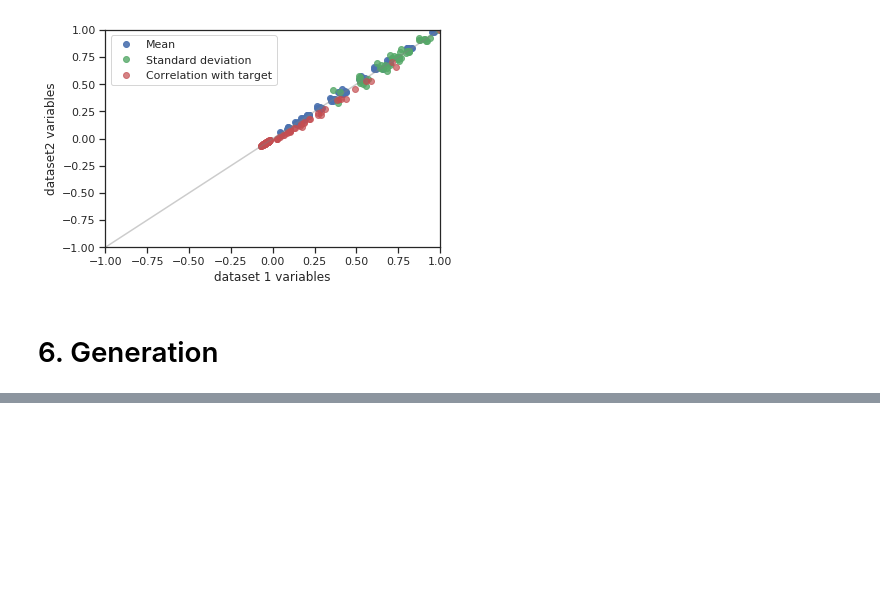
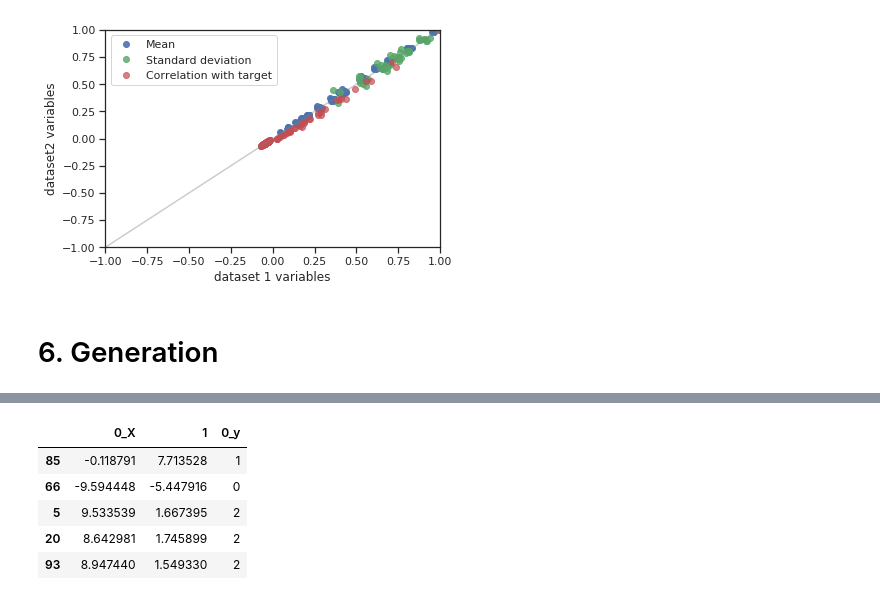
Before and after one commit to Didayolo/autopandas, a Jupyter notebook: AutoPandas_workspace.ipynb, the cells around one changed output, grey strips where cells are left out. Cells and saved outputs as stored; diff of their text form; code cells hidden in the pictures; blank space fills up the shorter version.

```diff
--- a/AutoPandas_workspace.ipynb
+++ b/AutoPandas_workspace.ipynb
@@ -279,0 +311,10 @@ gen.sample(n=5)
+# %%
+gen = ad.generators.Artificial(method='blobs')
+gen.sample(n=5)
+# %% [output]
+|  | 0_X | 1 | 0_y |
+| 85 | -0.118791 | 7.713528 | 1 |
+| 66 | -9.594448 | -5.447916 | 0 |
+| 5 | 9.533539 | 1.667395 | 2 |
+| 20 | 8.642981 | 1.745899 | 2 |
+| 93 | 8.947440 | 1.549330 | 2 |
```
Also changed, not shown: parts of 16 cells of this notebook, 15 other files.
